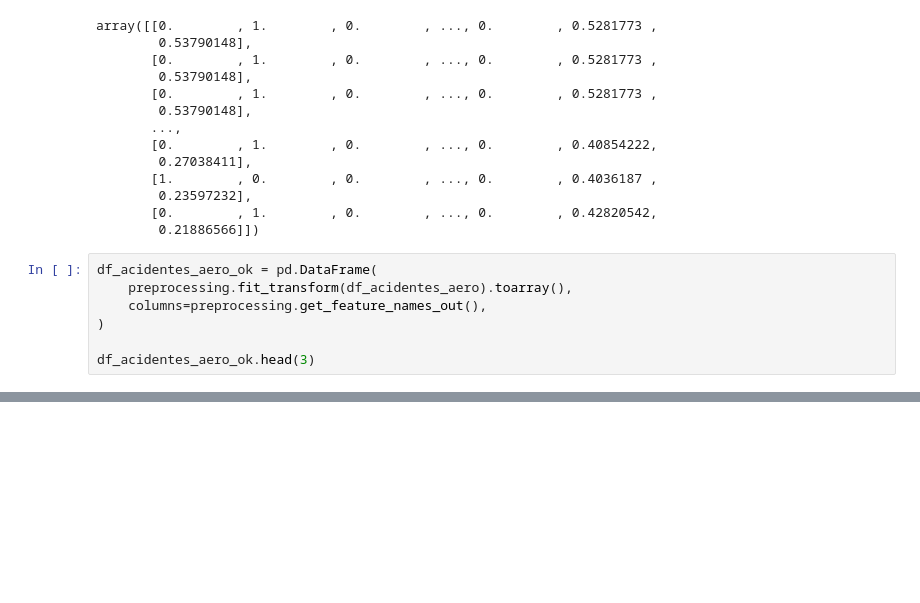
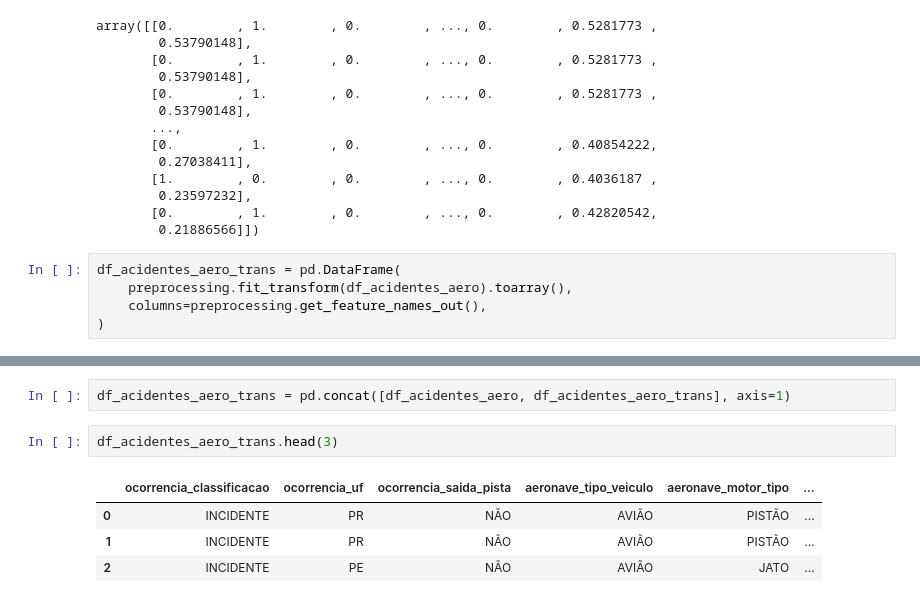
Before and after one commit to jairobernardesjunior/Cenipa_clustering, a Jupyter notebook: 01 cenipa_clustering_analisa.ipynb, the cells around one changed output, grey strips where cells are left out. Cells and saved outputs as stored; diff of their text form; blank space fills up the shorter version.

```diff
--- a/01 cenipa_clustering_analisa.ipynb
+++ b/01 cenipa_clustering_analisa.ipynb
@@ -189,9 +227,7 @@ array([[0.        , 1.        , 0.        , ..., 0.        , 0.5281773 ,
        [0.        , 1.        , 0.        , ..., 0.        , 0.42820542,
         0.21886566]])
 # %%
-df_acidentes_aero_ok = pd.DataFrame(
+df_acidentes_aero_trans = pd.DataFrame(
     preprocessing.fit_transform(df_acidentes_aero).toarray(),
     columns=preprocessing.get_feature_names_out(),
 )
-
-df_acidentes_aero_ok.head(3)
@@ -203,2 +234,11 @@ df_acidentes_aero_ok.head(3)
+# %%
+df_acidentes_aero_trans = pd.concat([df_acidentes_aero, df_acidentes_aero_trans], axis=1)
+# %%
+df_acidentes_aero_trans.head(3)
+# %% [output]
+|  | ocorrencia_classificacao | ocorrencia_uf | ocorrencia_saida_pista | aeronave_tipo_veiculo | aeronave_motor_tipo | ... |
+| 0 | INCIDENTE | PR | NÃO | AVIÃO | PISTÃO | ... |
+| 1 | INCIDENTE | PR | NÃO | AVIÃO | PISTÃO | ... |
+| 2 | INCIDENTE | PE | NÃO | AVIÃO | JATO | ... |
 # %%
 # plota histogramas de variáveis numéricas
```
Also changed, not shown: parts of 16 cells of this notebook, 12 other files.
